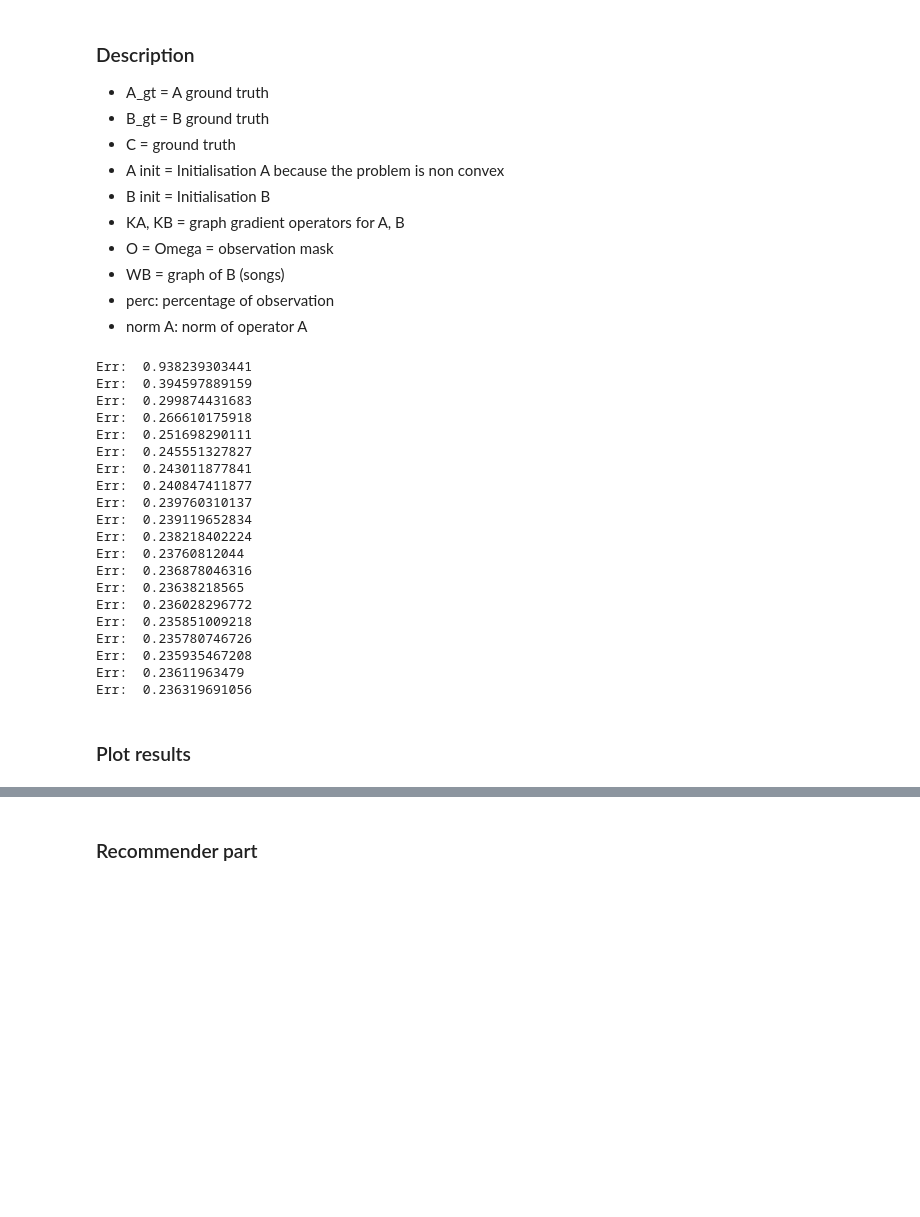
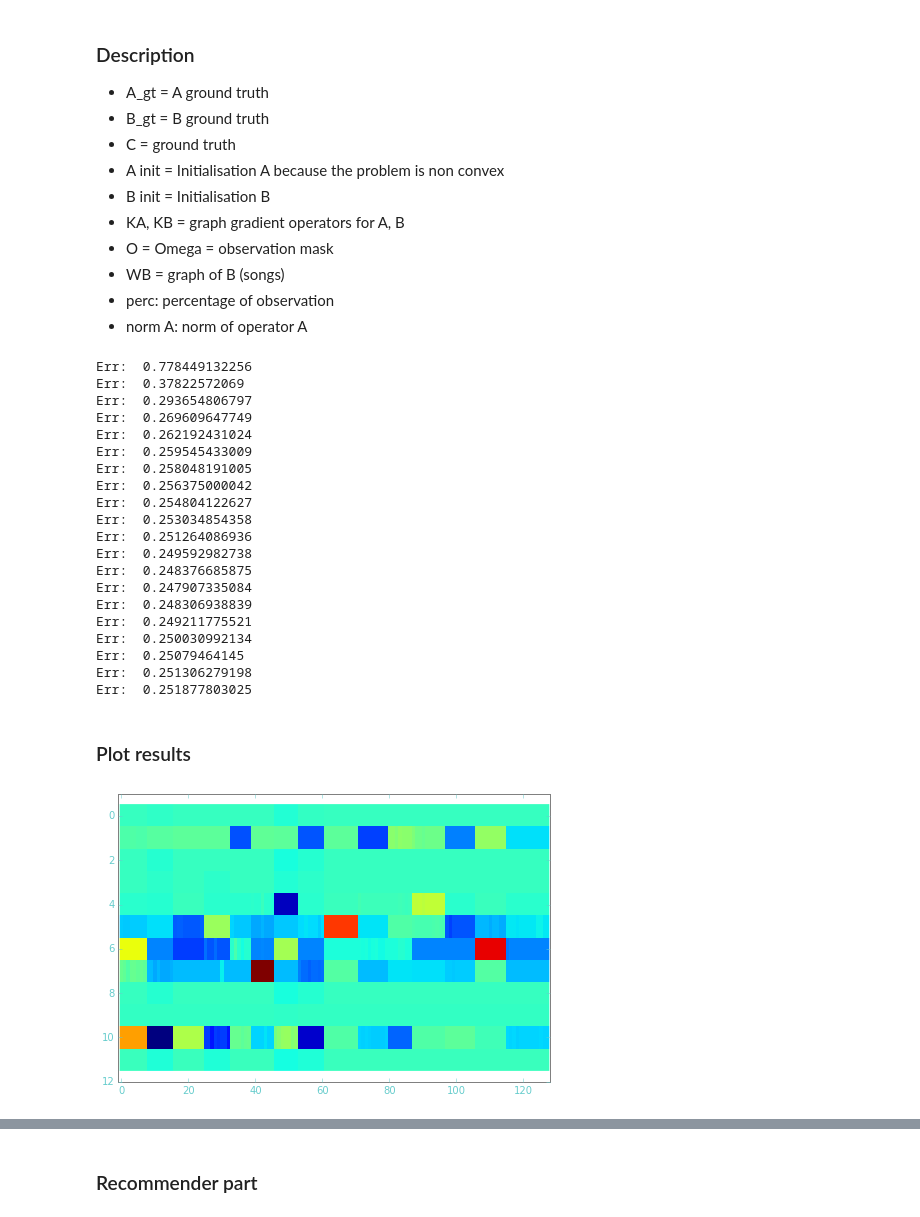
Before and after one commit to kikohs/recog, a Jupyter notebook: notebook/Rec sys.ipynb, the cells around one changed output, grey strips where cells are left out. Saved outputs shown, nothing was run; the diff lists cells and outputs as text; code cells hidden in the pictures; blank space fills up the shorter version.

```diff
--- a/notebook/Rec sys.ipynb
+++ b/notebook/Rec sys.ipynb
@@ -181,30 +58,30 @@ def proximal_training(C, WA, WB, O, rank, theta_tv=1e-4*5, nb_iter_max=20):
 # %%
-A, B = proximal_training(data['C'], data['WA'], data['WB'], data['O'], data['Agt'].shape[1])
-
-# plot_factor_mat(B)
+A, B = rec.proximal_training(data['C'], data['WA'], data['WB'], data['Agt'].shape[1], data['O'], verbose=True)
 # %% [output]
-Err:  0.938239303441
-Err:  0.394597889159
-Err:  0.299874431683
-Err:  0.266610175918
-Err:  0.251698290111
-Err:  0.245551327827
-Err:  0.243011877841
-Err:  0.240847411877
-Err:  0.239760310137
-Err:  0.239119652834
-Err:  0.238218402224
-Err:  0.23760812044
-Err:  0.236878046316
-Err:  0.23638218565
-Err:  0.236028296772
-Err:  0.235851009218
-Err:  0.235780746726
-Err:  0.235935467208
-Err:  0.23611963479
-Err:  0.236319691056
+Err:  0.778449132256
+Err:  0.37822572069
+Err:  0.293654806797
+Err:  0.269609647749
+Err:  0.262192431024
+Err:  0.259545433009
+Err:  0.258048191005
+Err:  0.256375000042
+Err:  0.254804122627
+Err:  0.253034854358
+Err:  0.251264086936
+Err:  0.249592982738
+Err:  0.248376685875
+Err:  0.247907335084
+Err:  0.248306938839
+Err:  0.249211775521
+Err:  0.250030992134
+Err:  0.25079464145
+Err:  0.251306279198
+Err:  0.251877803025
 # %% [markdown]
 ### Plot results
 # %%
-# plot_factor_mat(data['B'])
+rec.plot_factor_mat(B)
+# %% [output]
+[figure, added]
 # %%
```
Also changed, not shown: parts of 18 cells of this notebook, 8 other files.
